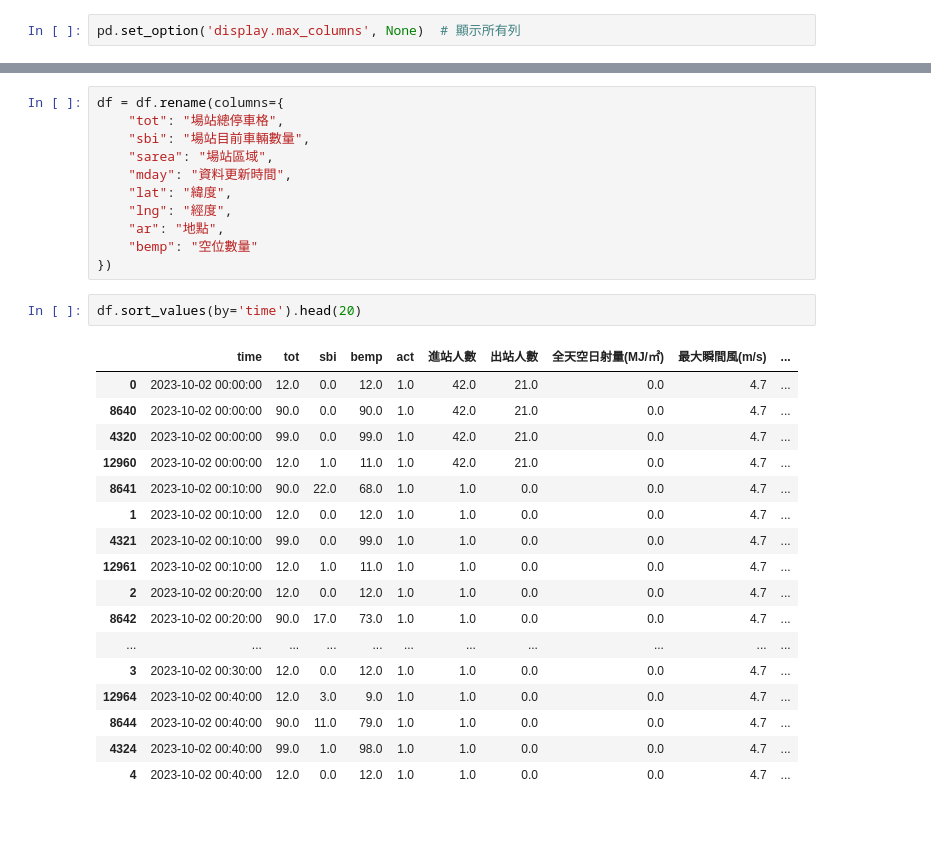
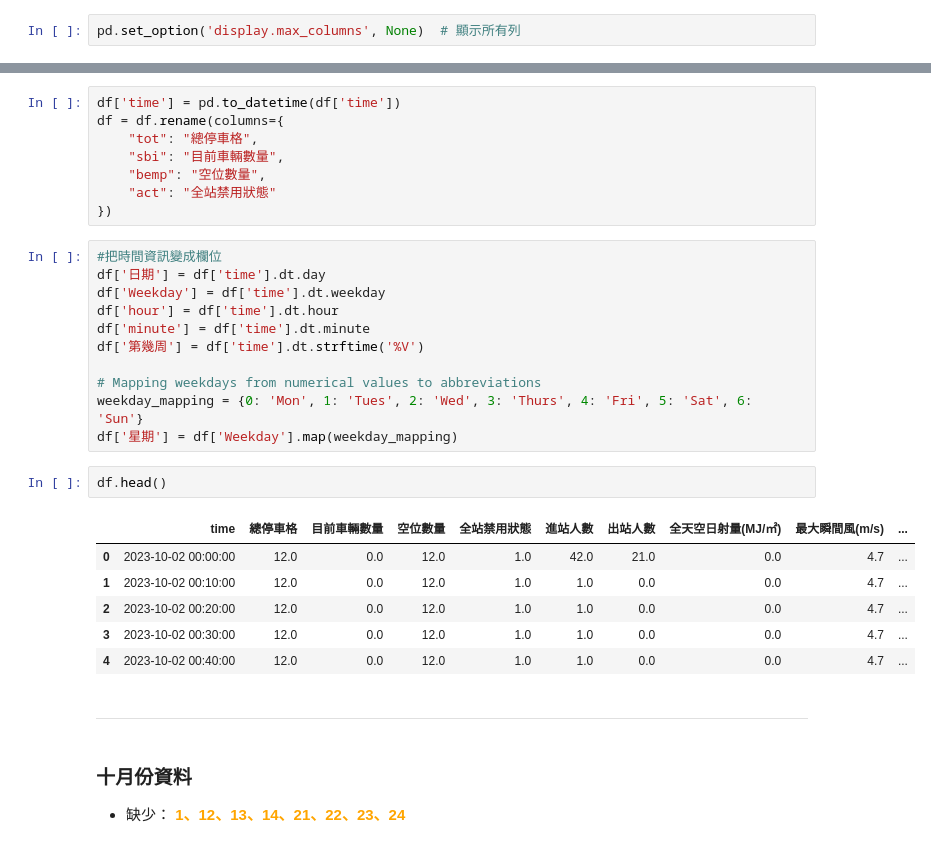
Before and after one commit to Xubwei/MDS_FinalProject, a Jupyter notebook: EDA.ipynb, the cells around one changed output, grey strips where cells are left out. Cells and saved outputs as stored; diff of their text form; blank space fills up the shorter version.

```diff
--- a/EDA.ipynb
+++ b/EDA.ipynb
@@ -26,31 +11,33 @@ memory usage: 4.2+ MB
-# %%
-df = df.rename(columns={
-    "tot": "場站總停車格",
-    "sbi": "場站目前車輛數量",
-    "sarea": "場站區域",
-    "mday": "資料更新時間",
-    "lat": "緯度",
-    "lng": "經度",
-    "ar": "地點",
-    "bemp": "空位數量"
-})
+# %%
+df['time'] = pd.to_datetime(df['time'])
+df = df.rename(columns={
+    "tot": "總停車格",
+    "sbi": "目前車輛數量",
+    "bemp": "空位數量",
+    "act": "全站禁用狀態"
+})
+# %%
+#把時間資訊變成欄位
+df['日期'] = df['time'].dt.day
+df['Weekday'] = df['time'].dt.weekday
+df['hour'] = df['time'].dt.hour
+df['minute'] = df['time'].dt.minute
+df['第幾周'] = df['time'].dt.strftime('%V')
+
+# Mapping weekdays from numerical values to abbreviations
+weekday_mapping = {0: 'Mon', 1: 'Tues', 2: 'Wed', 3: 'Thurs', 4: 'Fri', 5: 'Sat', 6: 'Sun'}
+df['星期'] = df['Weekday'].map(weekday_mapping)
 # %%
-df.sort_values(by='time').head(20)
+df.head()
 # %% [output]
-|  | time | tot | sbi | bemp | act | 進站人數 | 出站人數 | 全天空日射量(MJ/㎡) | 最大瞬間風(m/s) | ... |
+|  | time | 總停車格 | 目前車輛數量 | 空位數量 | 全站禁用狀態 | 進站人數 | 出站人數 | 全天空日射量(MJ/㎡) | 最大瞬間風(m/s) | ... |
 | 0 | 2023-10-02 00:00:00 | 12.0 | 0.0 | 12.0 | 1.0 | 42.0 | 21.0 | 0.0 | 4.7 | ... |
-| 8640 | 2023-10-02 00:00:00 | 90.0 | 0.0 | 90.0 | 1.0 | 42.0 | 21.0 | 0.0 | 4.7 | ... |
-| 4320 | 2023-10-02 00:00:00 | 99.0 | 0.0 | 99.0 | 1.0 | 42.0 | 21.0 | 0.0 | 4.7 | ... |
-| 12960 | 2023-10-02 00:00:00 | 12.0 | 1.0 | 11.0 | 1.0 | 42.0 | 21.0 | 0.0 | 4.7 | ... |
-| 8641 | 2023-10-02 00:10:00 | 90.0 | 22.0 | 68.0 | 1.0 | 1.0 | 0.0 | 0.0 | 4.7 | ... |
 | 1 | 2023-10-02 00:10:00 | 12.0 | 0.0 | 12.0 | 1.0 | 1.0 | 0.0 | 0.0 | 4.7 | ... |
-| 4321 | 2023-10-02 00:10:00 | 99.0 | 0.0 | 99.0 | 1.0 | 1.0 | 0.0 | 0.0 | 4.7 | ... |
-| 12961 | 2023-10-02 00:10:00 | 12.0 | 1.0 | 11.0 | 1.0 | 1.0 | 0.0 | 0.0 | 4.7 | ... |
 | 2 | 2023-10-02 00:20:00 | 12.0 | 0.0 | 12.0 | 1.0 | 1.0 | 0.0 | 0.0 | 4.7 | ... |
-| 8642 | 2023-10-02 00:20:00 | 90.0 | 17.0 | 73.0 | 1.0 | 1.0 | 0.0 | 0.0 | 4.7 | ... |
-| ... | ... | ... | ... | ... | ... | ... | ... | ... | ... | ... |
 | 3 | 2023-10-02 00:30:00 | 12.0 | 0.0 | 12.0 | 1.0 | 1.0 | 0.0 | 0.0 | 4.7 | ... |
-| 12964 | 2023-10-02 00:40:00 | 12.0 | 3.0 | 9.0 | 1.0 | 1.0 | 0.0 | 0.0 | 4.7 | ... |
-| 8644 | 2023-10-02 00:40:00 | 90.0 | 11.0 | 79.0 | 1.0 | 1.0 | 0.0 | 0.0 | 4.7 | ... |
-| 4324 | 2023-10-02 00:40:00 | 99.0 | 1.0 | 98.0 | 1.0 | 1.0 | 0.0 | 0.0 | 4.7 | ... |
 | 4 | 2023-10-02 00:40:00 | 12.0 | 0.0 | 12.0 | 1.0 | 1.0 | 0.0 | 0.0 | 4.7 | ... |
+# %% [markdown]
+----
+# %% [markdown]
+### 十月份資料
+- 缺少： **<font color = orange>1、12、13、14、21、22、23、24</font>**
```
Also changed, not shown: parts of 21 cells of this notebook, 1 other file.
